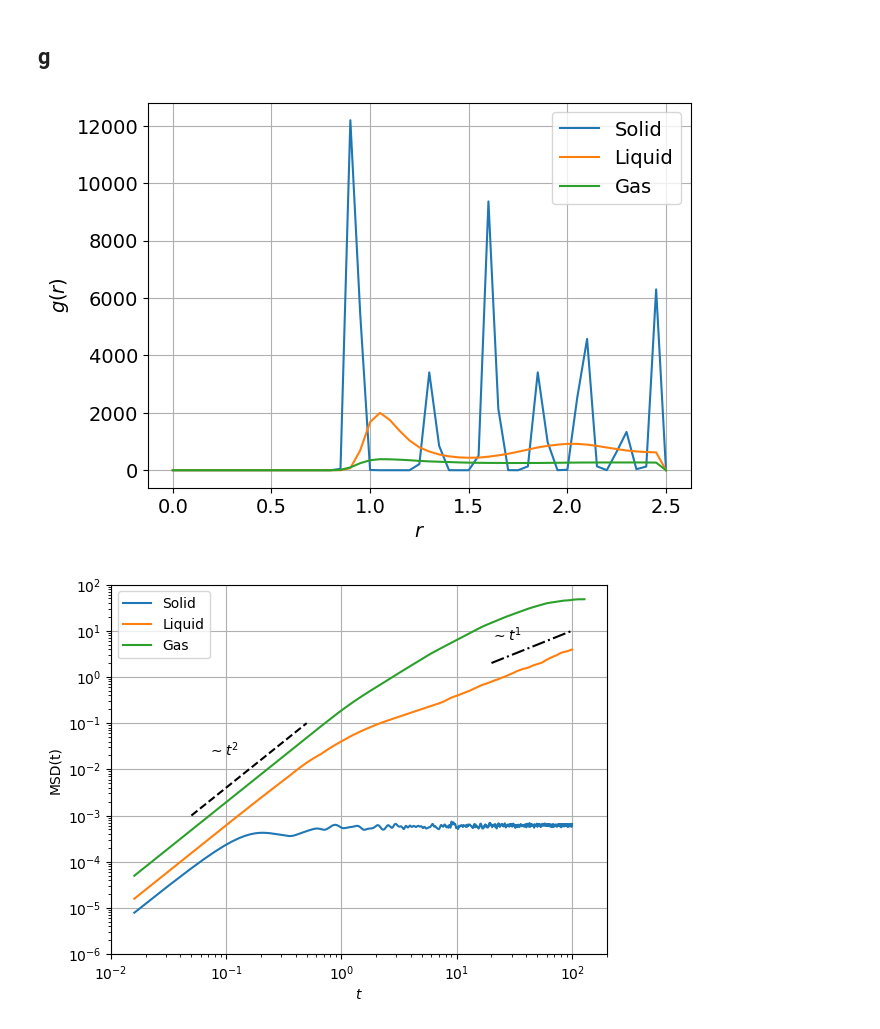
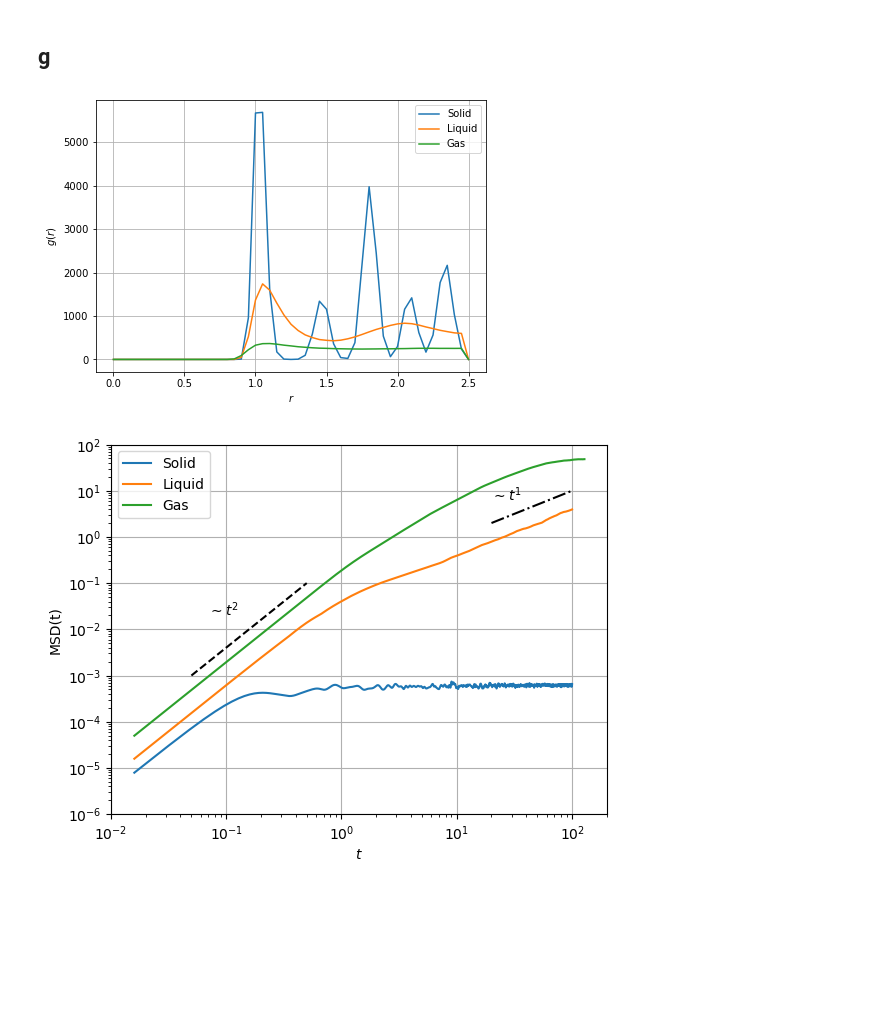
Before and after one commit to larstors/MCP, a Jupyter notebook: proj3/plot.ipynb, the cells around one changed output. Saved outputs shown, nothing was run; the diff lists cells and outputs as text; code cells hidden in the pictures; blank space fills up the shorter version.

```diff
--- a/proj3/plot.ipynb
+++ b/proj3/plot.ipynb
@@ -250,35 +250,35 @@ print(temp[0, 1], temp_tab[0, 1])
 # %% [markdown]
 ## g
 # %%
-hi = np.genfromtxt("histogram_e_05.txt")
-hi1 = np.genfromtxt("histogram_e_10.txt")
-hi2 = np.genfromtxt("histogram_e_30.txt")
+#hi = np.genfromtxt("histogram_e_05.txt")
+#hi1 = np.genfromtxt("histogram_e_10.txt")
+#hi2 = np.genfromtxt("histogram_e_30.txt")
 
-hi_d = np.genfromtxt("histogram_tab_16_d_05.txt")
-hi1_d = np.genfromtxt("histogram_tab_16_d_10.txt")
-hi2_d = np.genfromtxt("histogram_tab_16_d_30.txt")
+hi = np.genfromtxt("histogram_tab_16_e_05.txt")
+hi1 = np.genfromtxt("histogram_tab_16_e_10.txt")
+hi2 = np.genfromtxt("histogram_tab_16_e_30.txt")
 
 
 dx = np.arange(0, 2.5+0.01, 0.05)
 
 
 fig, ax = plt.subplots(nrows=1, ncols=1, sharex=True, sharey=True, figsize=(7, 5))
 ax.plot(dx, hi, label="Solid")
 ax.plot(dx, hi1, label="Liquid")
 ax.plot(dx, hi2, label="Gas")
 ax.set_xlabel(r"$r$")
 ax.set_ylabel(r"$g(r)$")
 ax.legend()
 ax.grid()
 plt.savefig("g_r.pdf", dpi=200)
 # ax[1].plot(dx, hi_d, label="Solid")
 # ax[1].plot(dx, hi1_d, label="Liquid")
 # ax[1].plot(dx, hi2_d, label="Gas")
 # ax[1].set_xlabel(r"$r$")
 # ax[1].legend()
 # ax[1].grid()
 # %% [output]
-[figure, old version]
+[figure, new version]
 # %%
 m1 = np.genfromtxt("msd_e_05.txt", delimiter=" ")
 m2 = np.genfromtxt("msd_e_10.txt", delimiter=" ")
```
Also changed, not shown: parts of 1 cell of this notebook, 4 other files.
